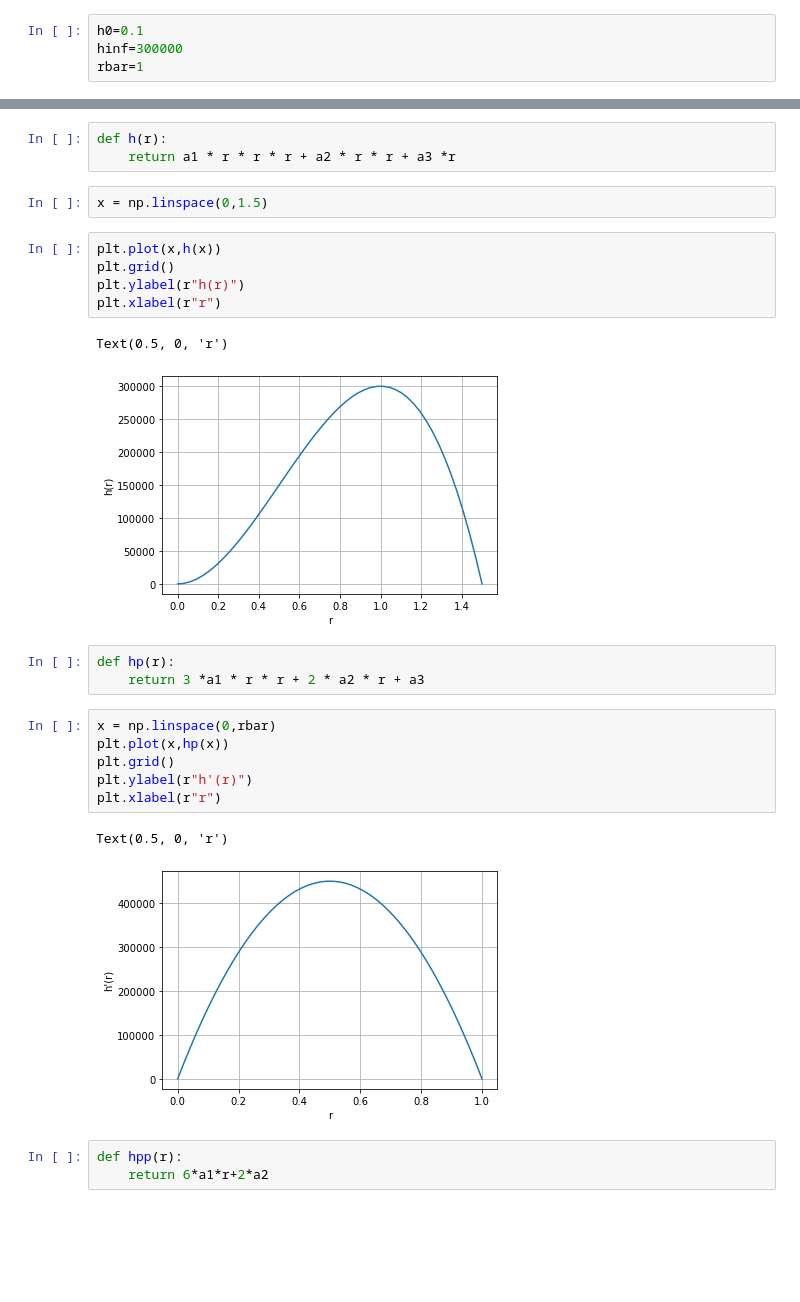
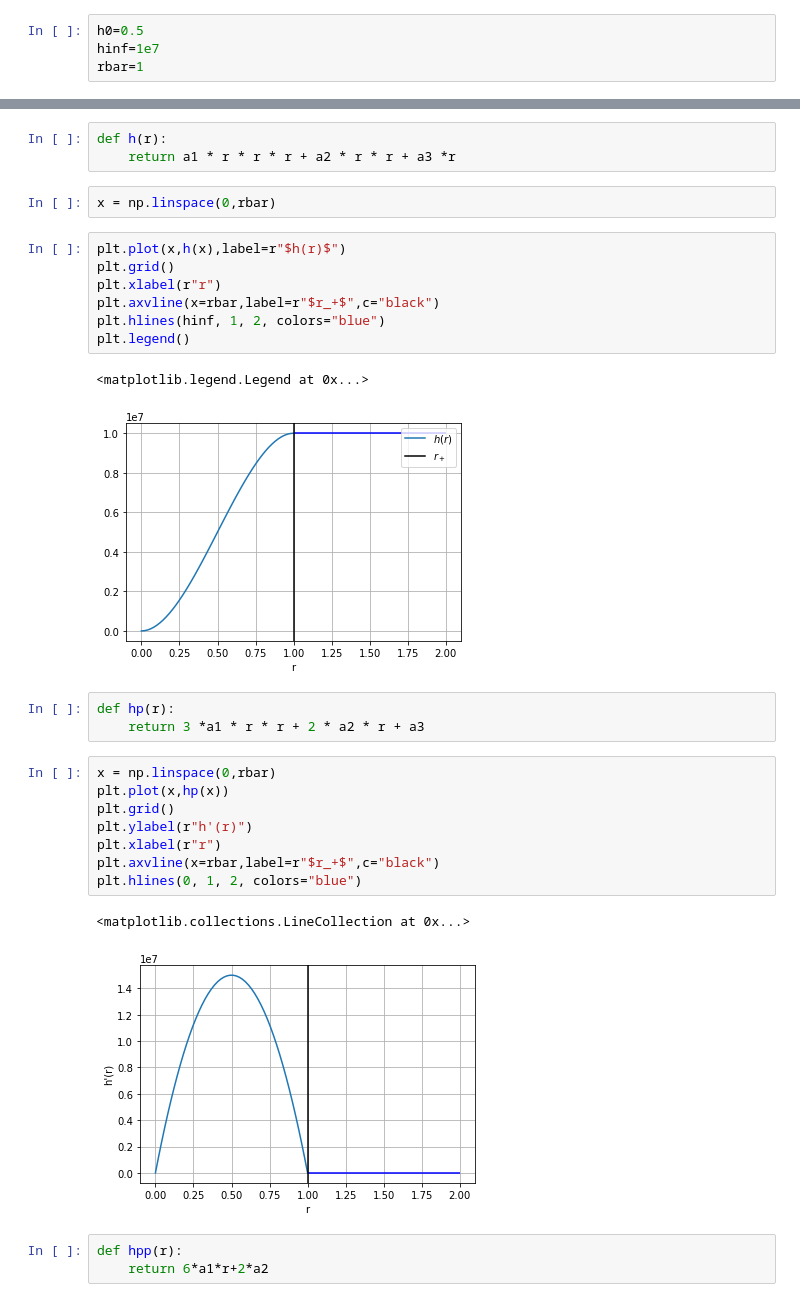
Before and after one commit to diehlpk/AnalyticStiffnessPython, a Jupyter notebook: Spline potential.ipynb, the cells around one changed output, grey strips where cells are left out. Cells and saved outputs as stored; diff of their text form; blank space fills up the shorter version.

```diff
--- a/Spline potential.ipynb
+++ b/Spline potential.ipynb
@@ -18,8 +20,8 @@ doing some calculations and assuming $a_0=0$ results in
 * $a_2 = \frac{1}{r_+} \left( \frac{3}{r_+}h_\infty - 2 h'_0\right)$
 * $a_3 = h'_0$
 # %%
-h0=0.1
-hinf=300000
+h0=0.5
+hinf=1e7
 rbar=1
 # %%
 a1 = -1 / rbar / rbar / rbar * (2*hinf + rbar * h0)
@@ -29,15 +31,17 @@ a3 = h0
 def h(r):
     return a1 * r * r * r + a2 * r * r + a3 *r
 # %%
-x = np.linspace(0,1.5)
+x = np.linspace(0,rbar)
 # %%
-plt.plot(x,h(x))
+plt.plot(x,h(x),label=r"$h(r)$")
 plt.grid()
-plt.ylabel(r"h(r)")
 plt.xlabel(r"r")
+plt.axvline(x=rbar,label=r"$r_+$",c="black")
+plt.hlines(hinf, 1, 2, colors="blue")
+plt.legend()
 # %% [output]
-Text(0.5, 0, 'r')
+<matplotlib.legend.Legend at 0x...>
-[figure, old version]
+[figure, new version]
 # %%
 def hp(r):
     return 3 *a1 * r * r + 2 * a2 * r + a3
@@ -47,9 +51,11 @@ plt.plot(x,hp(x))
 plt.grid()
 plt.ylabel(r"h'(r)")
 plt.xlabel(r"r")
+plt.axvline(x=rbar,label=r"$r_+$",c="black")
+plt.hlines(0, 1, 2, colors="blue")
 # %% [output]
-Text(0.5, 0, 'r')
+<matplotlib.collections.LineCollection at 0x...>
-[figure, old version]
+[figure, new version]
 # %%
 def hpp(r):
     return 6*a1*r+2*a2
```
Also changed, not shown: parts of 2 cells of this notebook.
